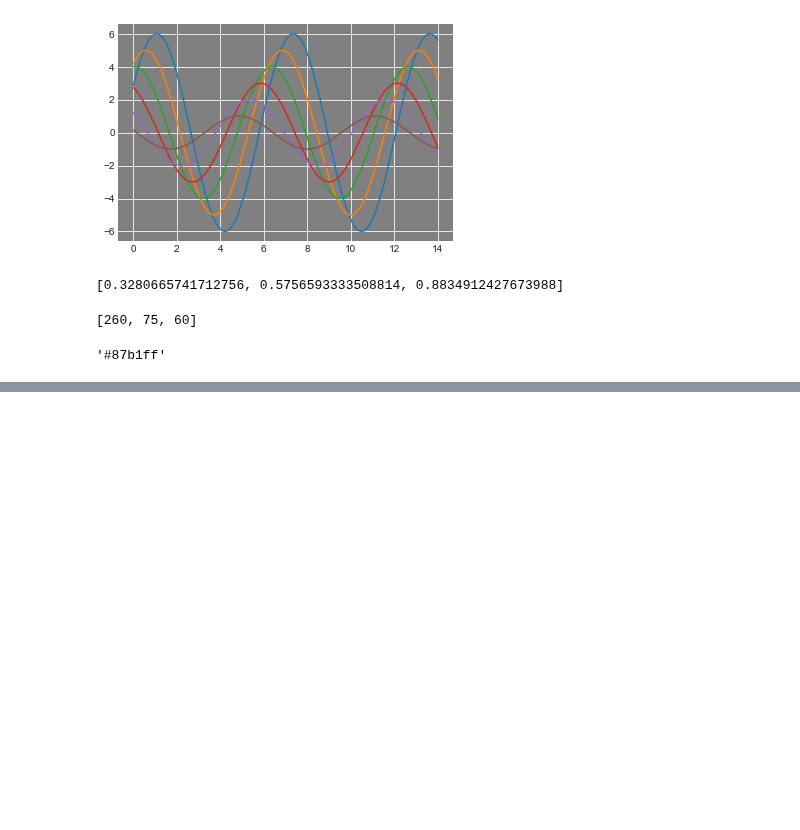
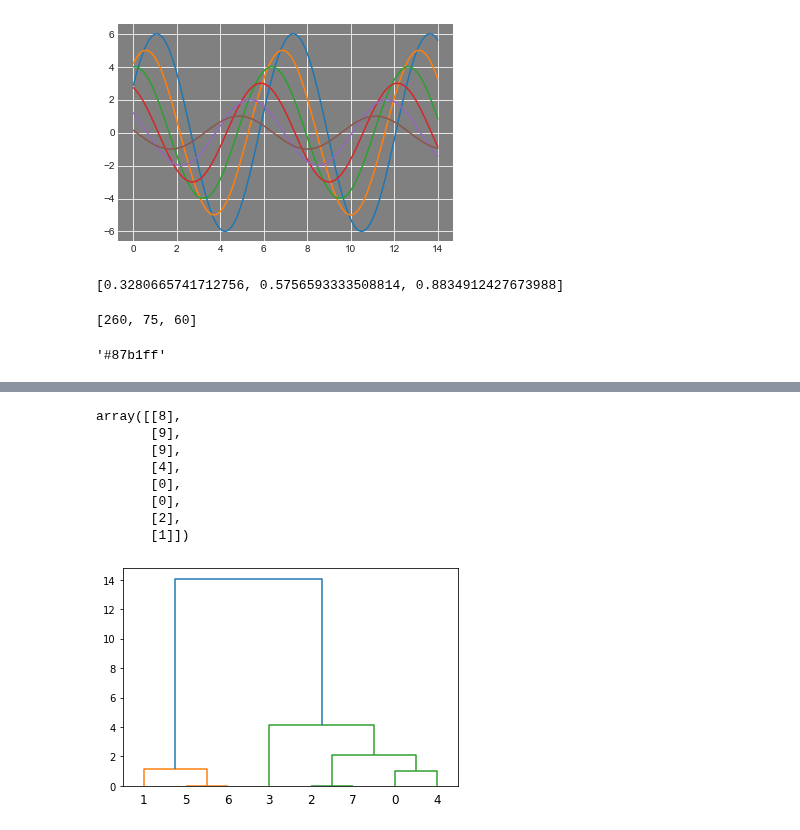
Before and after one commit to ShujiaHuang/geneview, a Jupyter notebook: docs/tutorial/aesthetics.ipynb, the cells around one changed output, grey strips where cells are left out. Saved outputs shown, nothing was run; the diff lists cells and outputs as text; code cells hidden in the pictures; blank space fills up the shorter version.

```diff
--- a/docs/tutorial/aesthetics.ipynb
+++ b/docs/tutorial/aesthetics.ipynb
@@ -119,0 +128,5 @@ gv.palette._palettes._ColorPalette((260, 75, 60))
+# %%
+from scipy.cluster.hierarchy import dendrogram, linkage
+X = np.array([[i] for i in [2, 8, 0, 4, 1, 9, 9, 0]])
+Z = linkage(X, method='average', metric="euclidean")
+Z
@@ -119,0 +153,3 @@ gv.palette._palettes._ColorPalette((260, 75, 60))
+# %%
+dd = dendrogram(Z, no_plot=True)
+dd
@@ -119,0 +175,13 @@ gv.palette._palettes._ColorPalette((260, 75, 60))
+# %%
+dn = dendrogram(Z)
+X[ dd["leaves"] ]
+# %% [output]
+array([[8],
+       [9],
+       [9],
+       [4],
+       [0],
+       [0],
+       [2],
+       [1]])
+[figure, added]
```
Also changed, not shown: parts of 11 cells of this notebook.
